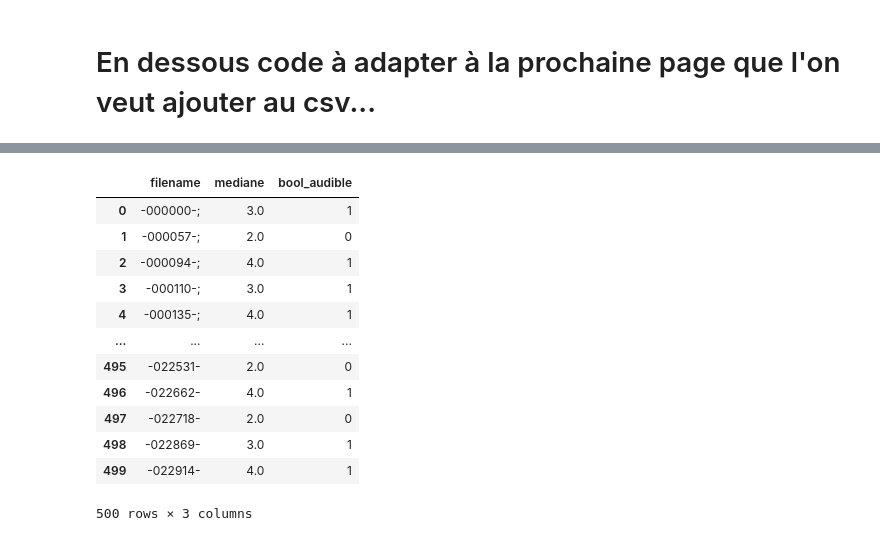
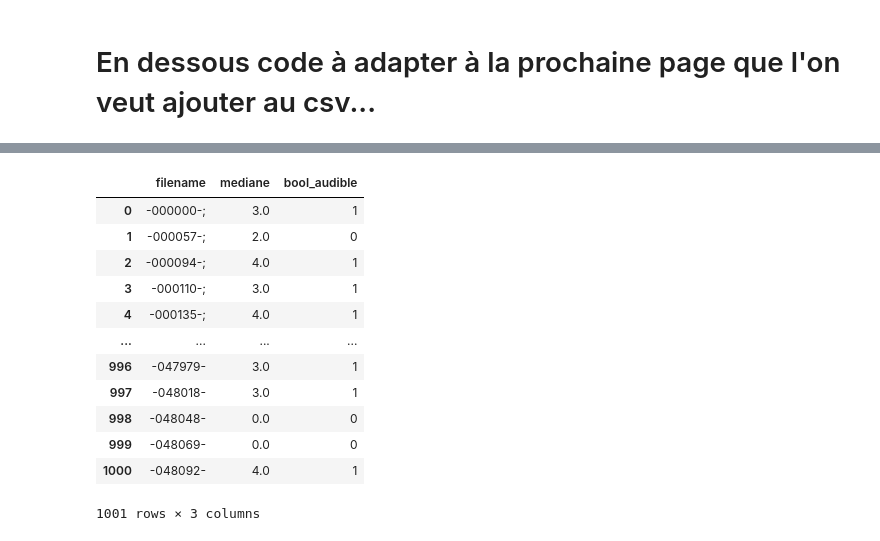
Before and after one commit to nfonteyne/Audio_Sample_Listenable, a Jupyter notebook: get_csv_labelized.ipynb, the cells around one changed output, grey strips where cells are left out. Cells and saved outputs as stored; diff of their text form; code cells hidden in the pictures.

```diff
--- a/get_csv_labelized.ipynb
+++ b/get_csv_labelized.ipynb
@@ -110,0 +159,6 @@ Ne pas oublier d'ajouter la nouvelle page au concat total dans la cellule ci des
+# %%
+page8 = pd.read_excel("Notes_des_sons_9.xlsx", sheet_name = "Sample 0007")
+page8 = page8[["sample 0007", "Médiane"]]
+# page7 = page7.iloc[:100,:]
+page8.columns = ["filename", "mediane"]
+page8
@@ -110,0 +179,6 @@ Ne pas oublier d'ajouter la nouvelle page au concat total dans la cellule ci des
+# %%
+page9 = pd.read_excel("Notes_des_sons_9.xlsx", sheet_name = "Sample 0008")
+page9 = page9[["sample 0008", "Médiane"]]
+# page7 = page7.iloc[:100,:]
+page9.columns = ["filename", "mediane"]
+page9
@@ -110,0 +199,6 @@ Ne pas oublier d'ajouter la nouvelle page au concat total dans la cellule ci des
+# %%
+page10 = pd.read_excel("Notes_des_sons_9.xlsx", sheet_name = "Sample 0009")
+page10 = page10[["sample 0009", "Médiane"]]
+# page7 = page7.iloc[:100,:]
+page10.columns = ["filename", "mediane"]
+page10
@@ -111,3 +219,3 @@ Ne pas oublier d'ajouter la nouvelle page au concat total dans la cellule ci des
 # %%
-full_df = pd.concat([page1, page2, page3, page4, page5], ignore_index=True)
+full_df = pd.concat([page1, page2, page3, page4, page5, page6, page7, page8, page9, page10], ignore_index=True)   # ajoute la page au concat total
 print(full_df)
@@ -114,22 +237,22 @@ print(full_df)
 # %%
 full_df["bool_audible"] = [1 if i > 0 else 0 for i in full_df.mediane]
 # db_labellized = full_df.drop('mediane', axis=1)
-full_df = full_df.replace({'mediane':{-2:0, -1:1, 0:2, 1:3, 2:4}})
+full_df = full_df.replace({'mediane':{-2:0, -1.5:0, -1:1, -0.5:1, 0:2, 0.5:3, 1:3, 1.5:3, 2:4}})
 full_df
 # %% [output]
 |  | filename | mediane | bool_audible |
 | 0 | -000000-; | 3.0 | 1 |
 | 1 | -000057-; | 2.0 | 0 |
 | 2 | -000094-; | 4.0 | 1 |
 | 3 | -000110-; | 3.0 | 1 |
 | 4 | -000135-; | 4.0 | 1 |
 | ... | ... | ... | ... |
-| 495 | -022531- | 2.0 | 0 |
-| 496 | -022662- | 4.0 | 1 |
-| 497 | -022718- | 2.0 | 0 |
-| 498 | -022869- | 3.0 | 1 |
-| 499 | -022914- | 4.0 | 1 |
+| 996 | -047979- | 3.0 | 1 |
+| 997 | -048018- | 3.0 | 1 |
+| 998 | -048048- | 0.0 | 0 |
+| 999 | -048069- | 0.0 | 0 |
+| 1000 | -048092- | 4.0 | 1 |
-500 rows × 3 columns
+1001 rows × 3 columns
 # %%
 full_df['filename'] = full_df['filename'].str.replace(r'-;$', '.wav')
 full_df['filename'] = full_df['filename'].str.replace(r'-$', '.wav')
```
Also changed, not shown: parts of 17 cells of this notebook.
